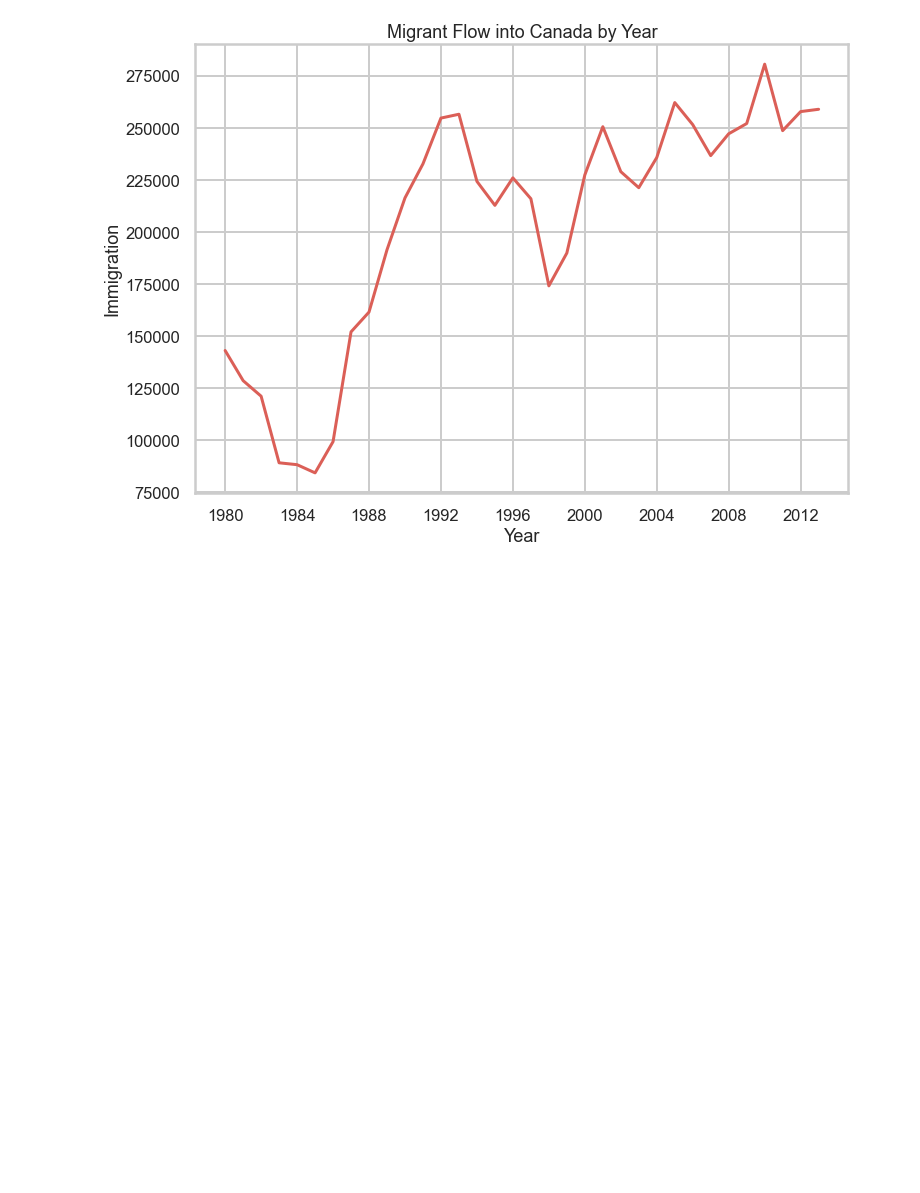
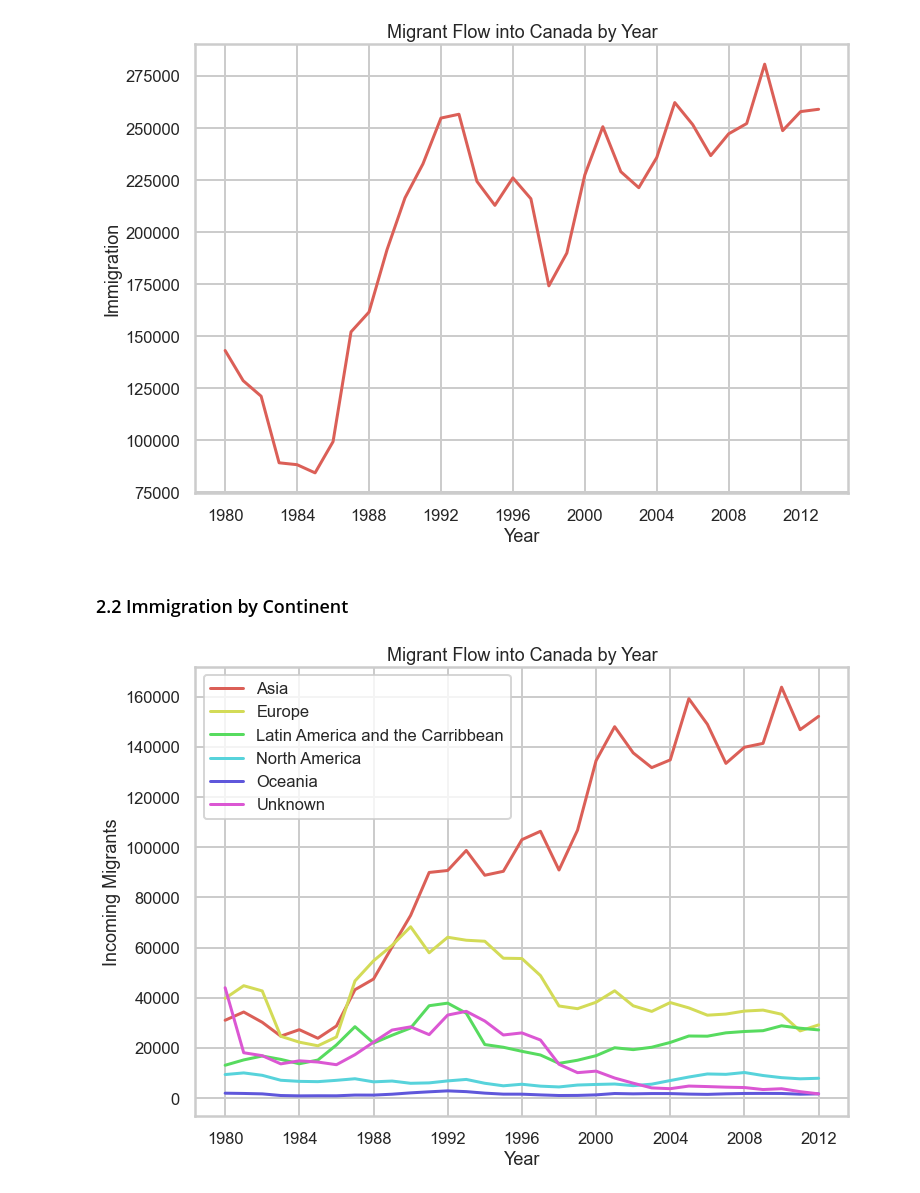
Before and after one commit to ayliahfani/Canadian-Immigration-Trends, a Jupyter notebook: VA Coursework.ipynb, the cells around one changed output. Drawn from its saved outputs; the diff is of its cells as text; code cells hidden in the pictures; blank space fills up the shorter version.

```diff
--- a/VA Coursework.ipynb
+++ b/VA Coursework.ipynb
@@ -240,10 +245,14 @@ df_regions.reset_index(drop=True, inplace=True)
 df_regions.columns = ['Year','Eastern Africa','Middle Africa','Northern Africa','Southern Africa', 'Western Africa', 'Central Asia', 'Eastern Asia', 'South-Eastern Asia', 'Southern Asia', 'Western Asia',
            'Eastern Europe','Northern Europe', 'Southern Europe', 'Western Europe', 'Caribbean', 'Central America', 'South America', 'Northern America', 'Australia and New Zealand', 'Melanesia',
            'Micronesia','Polynesia']
+# get rid of '••' in some columns
+df_regions = df_regions.mask(df_regions=='..', other=0)
 
 # change data types
-df_continents = df_continents.astype('int64')
-df_continents['Year'] = df_continents['Year'].astype('datetime64[ns]')
+df_regions['Year'] = df_regions['Year'].astype('datetime64[ns]')
+
+for i in range(1,len(df_regions.columns)):
+    df_regions.iloc[:,i] = df_regions.iloc[:,i].astype('int64')
 # %% [markdown]
 ***
 ## 2. Visualisations
@@ -253,3 +262,17 @@ sns.lineplot(data=totals, x='Year', y='Immigration');
 plt.title('Migrant Flow into Canada by Year');
 # %% [output]
 [figure]
+# %% [markdown]
+### 2.2 Immigration by Continent
+# %%
+sns.lineplot(data=df_continents, x='Year',y='Asia');
+sns.lineplot(data=df_continents, x='Year', y='Europe');
+sns.lineplot(data=df_continents, x='Year', y='Latin America and the Carribbean');
+sns.lineplot(data=df_continents, x='Year', y='North America');
+sns.lineplot(data=df_continents, x='Year', y='Oceania');
+sns.lineplot(data=df_continents, x='Year', y='Unknown');
+plt.legend(['Asia', 'Europe', 'Latin America and the Carribbean','North America','Oceania','Unknown'])
+plt.title('Migrant Flow into Canada by Year');
+plt.ylabel('Incoming Migrants');
+# %% [output]
+[figure, added]
```
Also changed, not shown: parts of 3 cells of this notebook.
